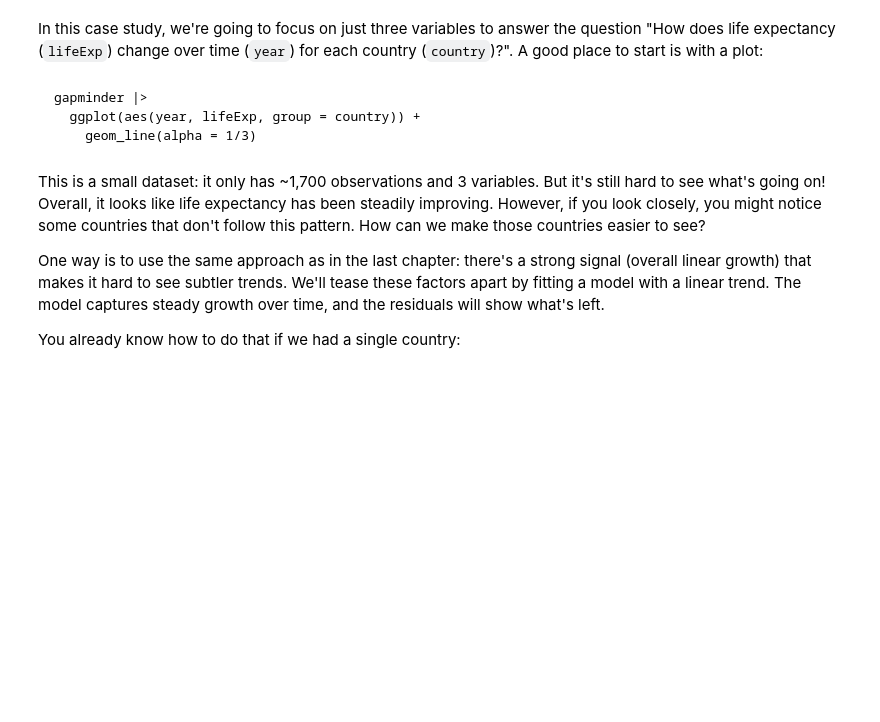
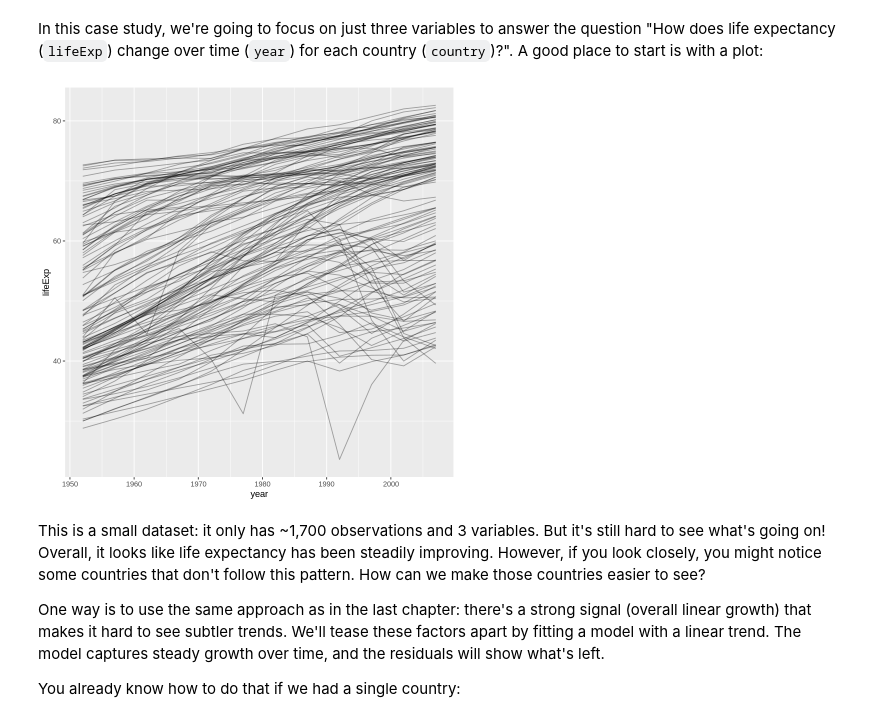
Before and after one commit to fralfaro/r4ds-book, a Jupyter notebook: docs/25_many_models.ipynb, the cells around one changed output. Saved outputs shown, nothing was run; the diff lists cells and outputs as text; code cells hidden in the pictures; blank space fills up the shorter version.

````diff
--- a/docs/25_many_models.ipynb
+++ b/docs/25_many_models.ipynb
@@ -66,13 +95,12 @@ gapminder
 
 In this case study, we're going to focus on just three variables to answer the question "How does life expectancy (`lifeExp`) change over time (`year`) for each country (`country`)?".
 A good place to start is with a plot:
-# %% [markdown]
-
-```{r}
-gapminder |>
-  ggplot(aes(year, lifeExp, group = country)) +
-    geom_line(alpha = 1/3)
-```
+# %%
+gapminder |>
+  ggplot(aes(year, lifeExp, group = country)) +
+    geom_line(alpha = 1/3)
+# %% [output]
+[figure, added]
 # %% [markdown]
 
 This is a small dataset: it only has \~1,700 observations and 3 variables.
````
Also changed, not shown: parts of 77 cells of this notebook.
